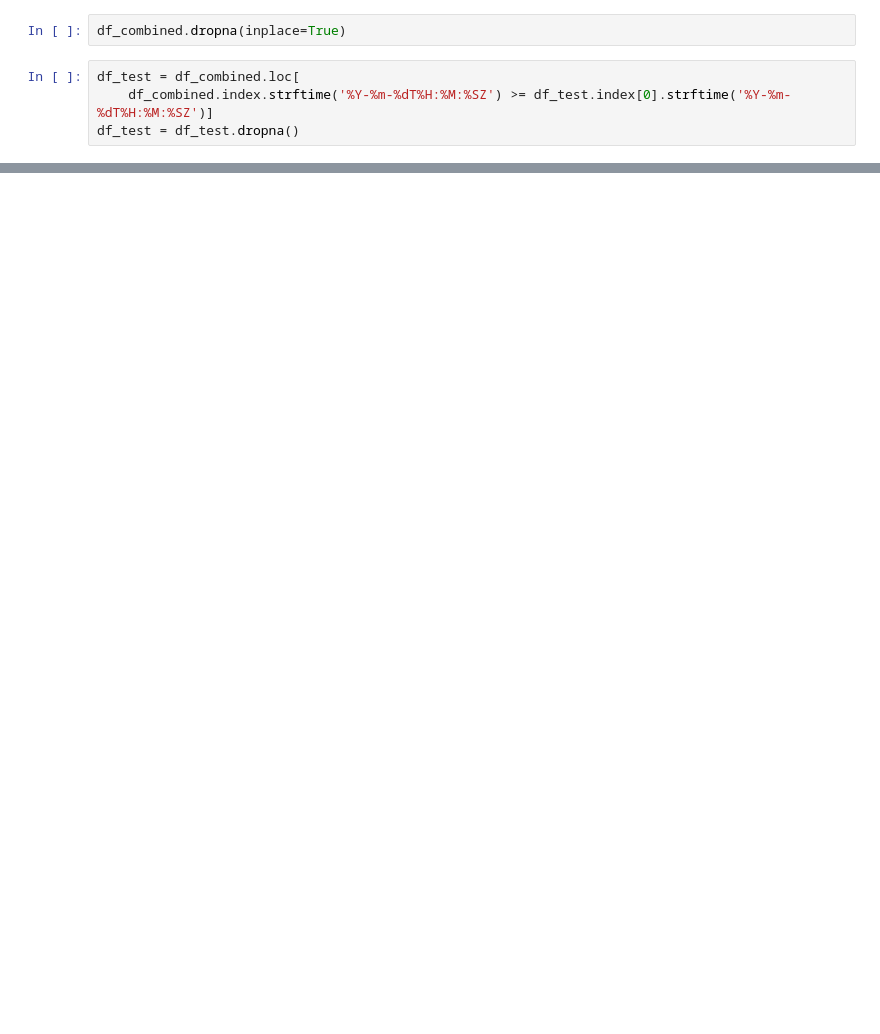
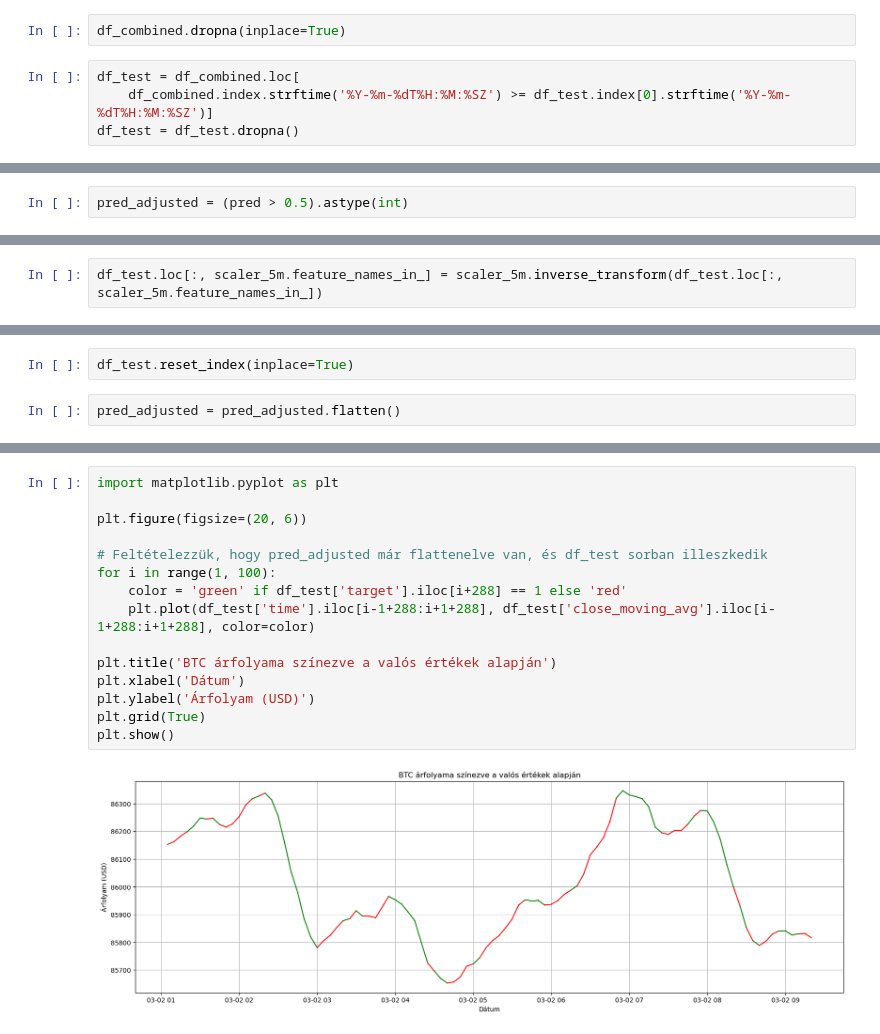
Before and after one commit to agaszner/befektetesi_portfolio_elemzes, a Jupyter notebook: crypto-predictions/plot_results.ipynb, the cells around one changed output, grey strips where cells are left out. Cells and saved outputs as stored; diff of their text form; blank space fills up the shorter version.

```diff
--- a/crypto-predictions/plot_results.ipynb
+++ b/crypto-predictions/plot_results.ipynb
@@ -71,0 +99,2 @@ Model: "sequential"
+# %%
+pred_adjusted = (pred > 0.5).astype(int)
@@ -71,0 +116,2 @@ Model: "sequential"
+# %%
+df_test.loc[:, scaler_5m.feature_names_in_] = scaler_5m.inverse_transform(df_test.loc[:, scaler_5m.feature_names_in_])
@@ -71,0 +143,4 @@ Model: "sequential"
+# %%
+df_test.reset_index(inplace=True)
+# %%
+pred_adjusted = pred_adjusted.flatten()
@@ -71,0 +194,17 @@ Model: "sequential"
+# %%
+import matplotlib.pyplot as plt
+
+plt.figure(figsize=(20, 6))
+
+# Feltételezzük, hogy pred_adjusted már flattenelve van, és df_test sorban illeszkedik
+for i in range(1, 100):
+    color = 'green' if df_test['target'].iloc[i+288] == 1 else 'red'
+    plt.plot(df_test['time'].iloc[i-1+288:i+1+288], df_test['close_moving_avg'].iloc[i-1+288:i+1+288], color=color)
+
+plt.title('BTC árfolyama színezve a valós értékek alapján')
+plt.xlabel('Dátum')
+plt.ylabel('Árfolyam (USD)')
+plt.grid(True)
+plt.show()
+# %% [output]
+[figure, added]
```
Also changed, not shown: parts of 18 cells of this notebook, 13 other files.
